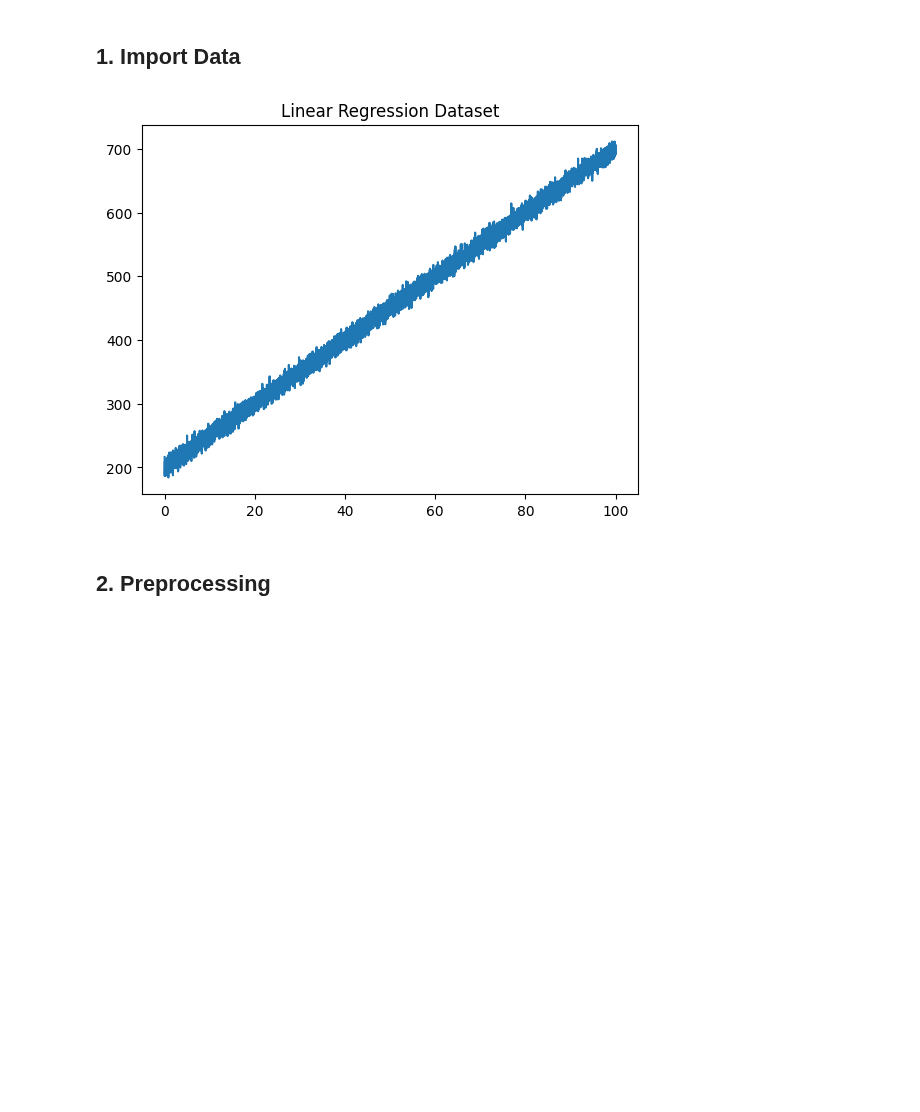
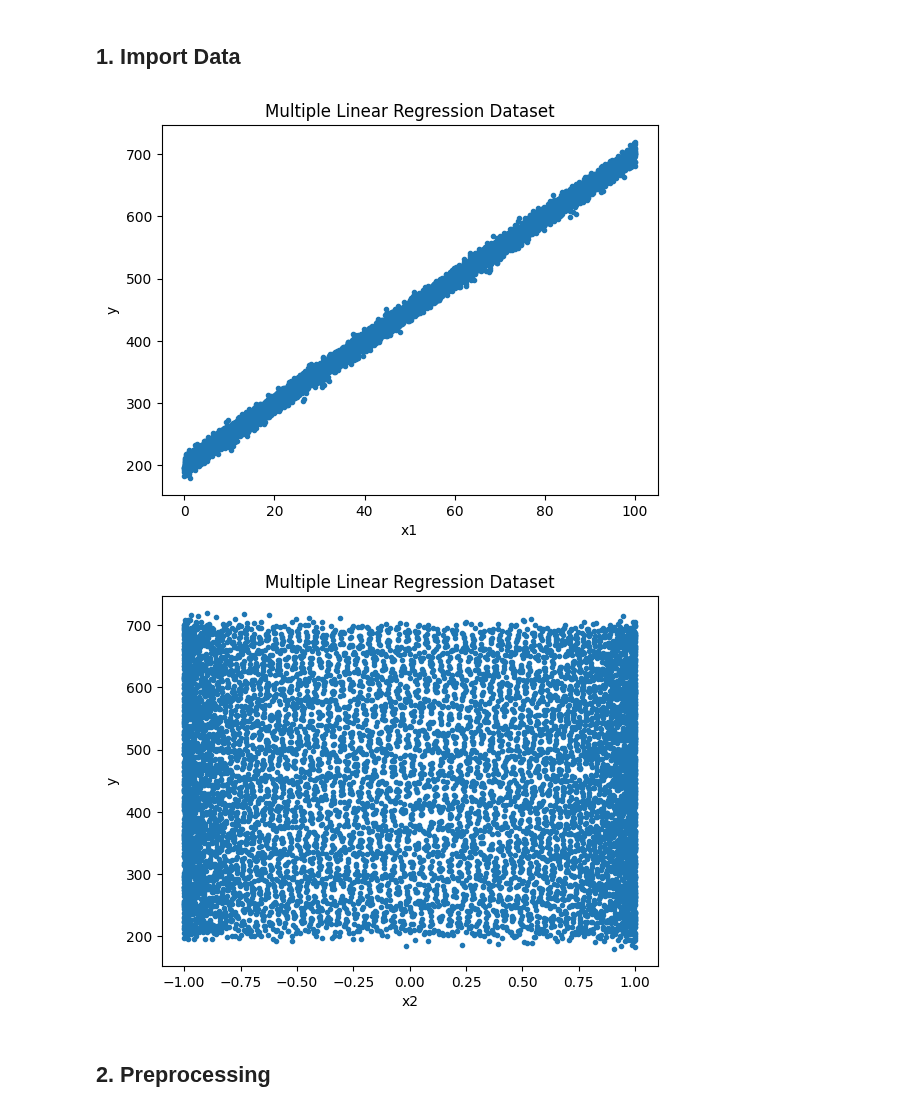
Before and after one commit to NickOLeeney/neural-network-from-scratch, a Jupyter notebook: examples/regression.ipynb, the cells around one changed output. Cells and saved outputs as stored; diff of their text form; code cells hidden in the pictures; blank space fills up the shorter version.

```diff
--- a/examples/regression.ipynb
+++ b/examples/regression.ipynb
@@ -86,24 +98,33 @@ plt.legend();
 # %%
 n_points = 10000
 a=5
 b=-3
 c=200
 alpha = 0.01
 
 x1 = np.linspace(0,100,n_points)
 x2 = np.sin(np.linspace(1250,10526,n_points))
 
 y = a*x1+b*x2+c
 
 white_noise = np.random.randn(len(x))*max(y)*alpha
 y = y + white_noise
 
 features = pd.DataFrame(data={'x1':x1, 'x2':x2})
 target = pd.DataFrame(data={'y':y})
-plt.plot(x1,y)
-plt.title('Linear Regression Dataset');
+plt.plot(x1,y, '.')
+plt.xlabel('x1')
+plt.ylabel('y')
+plt.title('Multiple Linear Regression Dataset')
+
+plt.figure()
+plt.plot(x2,y, '.')
+plt.xlabel('x2')
+plt.ylabel('y')
+plt.title('Multiple Linear Regression Dataset');
 # %% [output]
-[figure, old version]
+[figure, new version]
+[figure, added]
 # %% [markdown]
 ## 2. Preprocessing
 # %%
```
Also changed, not shown: parts of 9 cells of this notebook.
